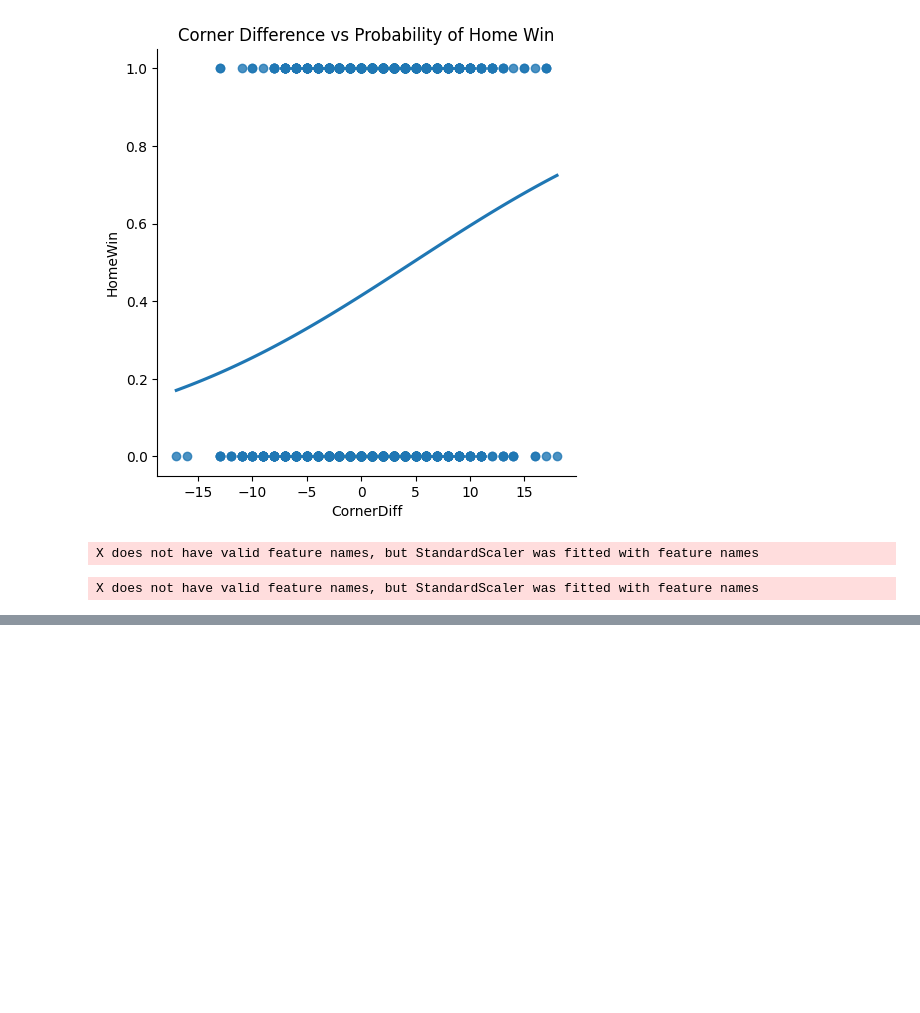
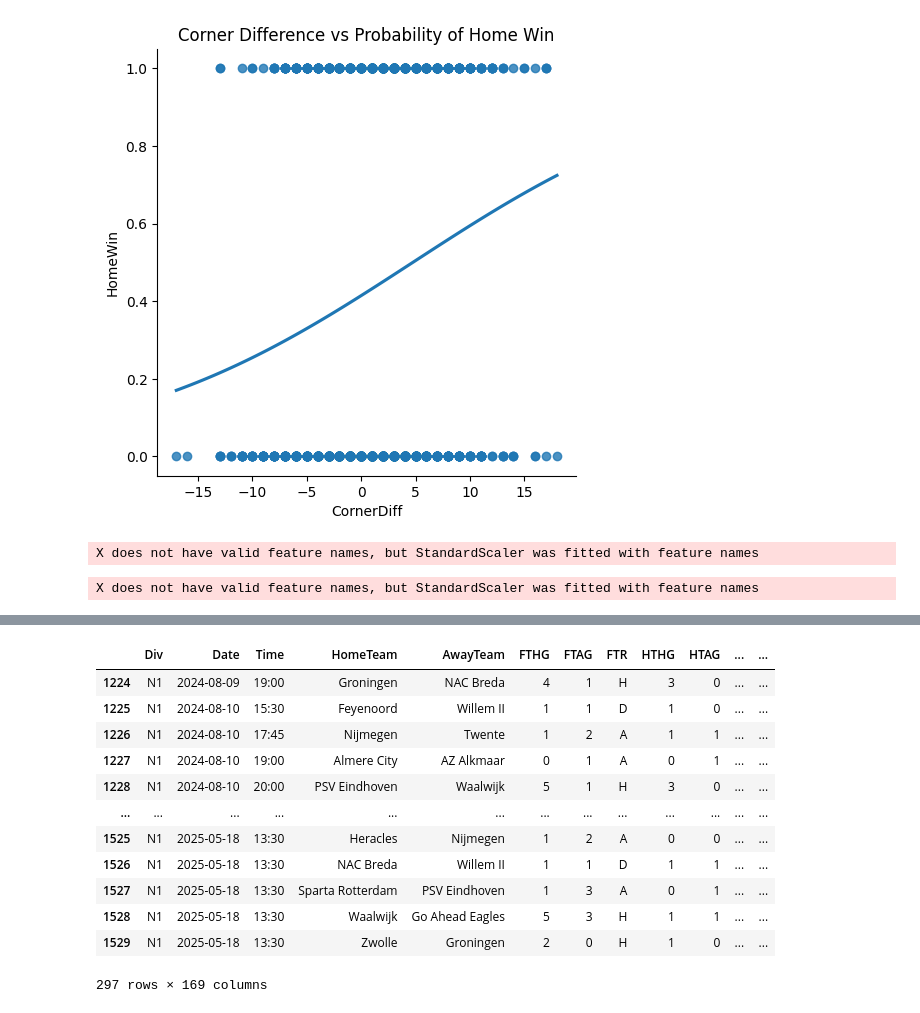
Before and after one commit to SimonteBiesebeek/FinalProject, a Jupyter notebook: JupyterFinalProject.ipynb, the cells around one changed output, grey strips where cells are left out. Saved outputs shown, nothing was run; the diff lists cells and outputs as text; code cells hidden in the pictures; blank space fills up the shorter version.

```diff
--- a/JupyterFinalProject.ipynb
+++ b/JupyterFinalProject.ipynb
@@ -1187,0 +1499,19 @@ fig.show()
+# %%
+#converting betting odds to probabilities
+merged['1XBet_HomeProb'] = 1 / merged['1XBH']
+merged['1XBet_DrawProb'] = 1 / merged['1XBD']
+merged['1XBet_AwayProb'] = 1 / merged['1XBA']
+
+merged['B365_HomeProb'] = 1 / merged['B365H']
+merged['B365_DrawProb'] = 1 / merged['B365D']
+merged['B365_AwayProb'] = 1 / merged['B365A']
+# %%
+# Difference between model and 1XBet
+merged['Diff_Home_1XBet'] = merged['HomeProb'] - merged['1XBet_HomeProb']
+merged['Diff_Draw_1XBet'] = merged['draw_prob'] - merged['1XBet_DrawProb']
+merged['Diff_Away_1XBet'] = merged['AwayProb'] - merged['1XBet_AwayProb']
+
+# Difference between model and Bet365
+merged['Diff_Home_B365'] = merged['HomeProb'] - merged['B365_HomeProb']
+merged['Diff_Draw_B365'] = merged['draw_prob'] - merged['B365_DrawProb']
+merged['Diff_Away_B365'] = merged['AwayProb'] - merged['B365_AwayProb']
@@ -1187,0 +1541,16 @@ fig.show()
+# %%
+merged_betting
+# %% [output]
+|  | Div | Date | Time | HomeTeam | AwayTeam | FTHG | FTAG | FTR | HTHG | HTAG | ... | ... |
+| 1224 | N1 | 2024-08-09 | 19:00 | Groningen | NAC Breda | 4 | 1 | H | 3 | 0 | ... | ... |
+| 1225 | N1 | 2024-08-10 | 15:30 | Feyenoord | Willem II | 1 | 1 | D | 1 | 0 | ... | ... |
+| 1226 | N1 | 2024-08-10 | 17:45 | Nijmegen | Twente | 1 | 2 | A | 1 | 1 | ... | ... |
+| 1227 | N1 | 2024-08-10 | 19:00 | Almere City | AZ Alkmaar | 0 | 1 | A | 0 | 1 | ... | ... |
+| 1228 | N1 | 2024-08-10 | 20:00 | PSV Eindhoven | Waalwijk | 5 | 1 | H | 3 | 0 | ... | ... |
+| ... | ... | ... | ... | ... | ... | ... | ... | ... | ... | ... | ... | ... |
+| 1525 | N1 | 2025-05-18 | 13:30 | Heracles | Nijmegen | 1 | 2 | A | 0 | 0 | ... | ... |
+| 1526 | N1 | 2025-05-18 | 13:30 | NAC Breda | Willem II | 1 | 1 | D | 1 | 1 | ... | ... |
+| 1527 | N1 | 2025-05-18 | 13:30 | Sparta Rotterdam | PSV Eindhoven | 1 | 3 | A | 0 | 1 | ... | ... |
+| 1528 | N1 | 2025-05-18 | 13:30 | Waalwijk | Go Ahead Eagles | 5 | 3 | H | 1 | 1 | ... | ... |
+| 1529 | N1 | 2025-05-18 | 13:30 | Zwolle | Groningen | 2 | 0 | H | 1 | 0 | ... | ... |
+297 rows × 169 columns
```
Also changed, not shown: parts of 27 cells of this notebook, 1 other file.
